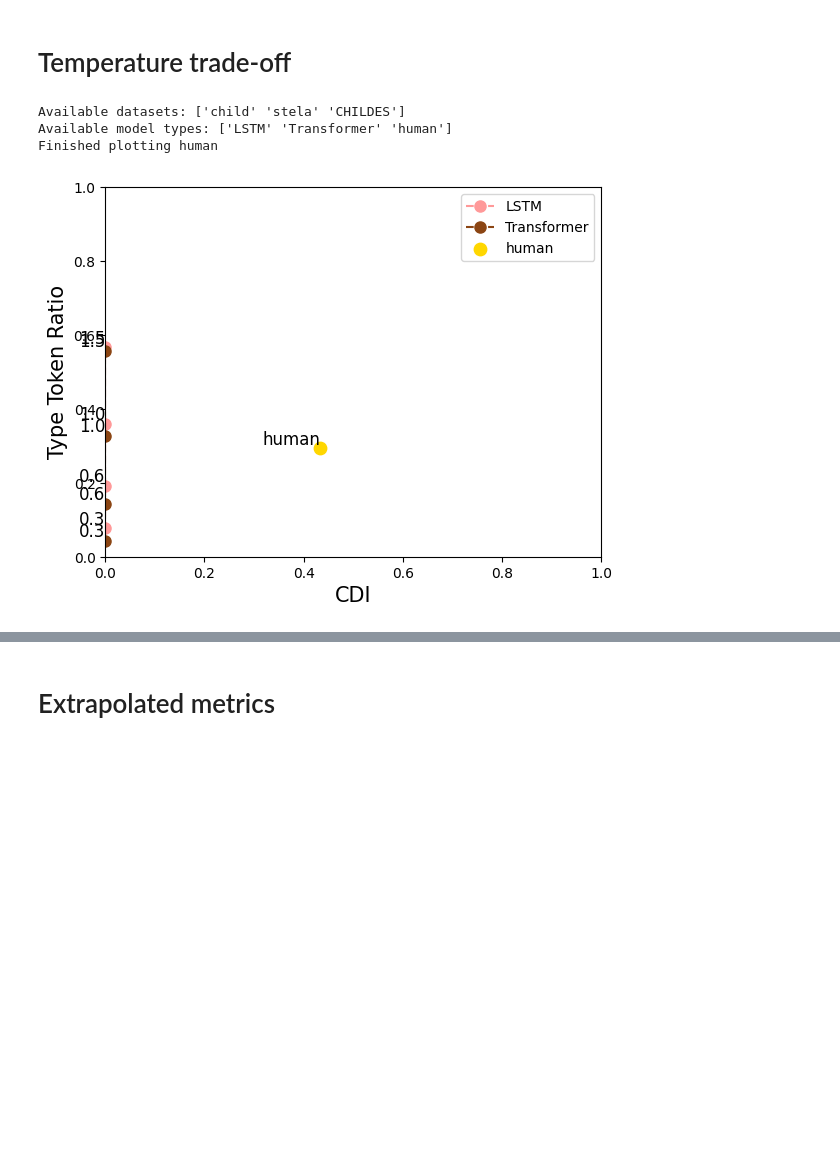
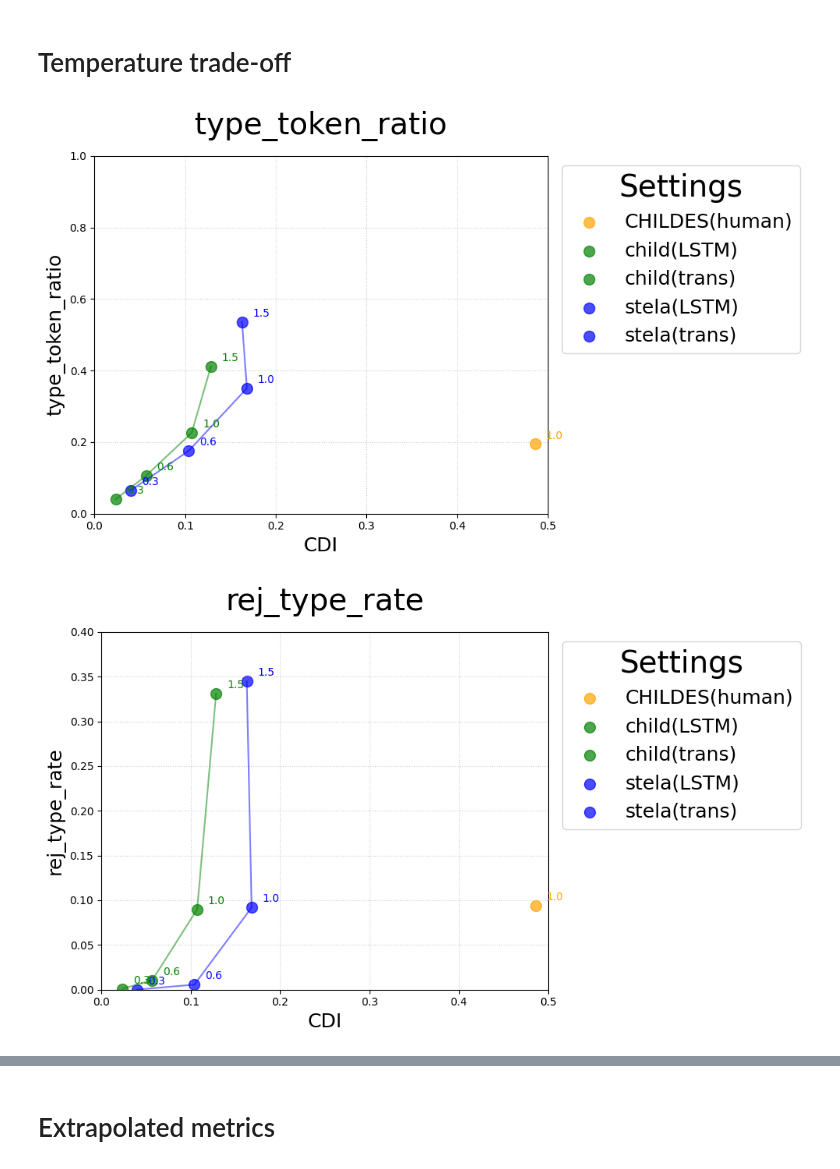
Before and after one commit to nhamilakis/Lexical-benchmark, a Jupyter notebook: notebooks/paper_fig.ipynb, the cells around one changed output, grey strips where cells are left out. Drawn from its saved outputs; the diff is of its cells as text; code cells hidden in the pictures; blank space fills up the shorter version.

```diff
--- a/notebooks/paper_fig.ipynb
+++ b/notebooks/paper_fig.ipynb
@@ -226,14 +371,5 @@ plot_distributions(dataframes, column="log_freq", bin_header="bin_nb", kind="his
 # %% [markdown]
 # test CDI thresholds
-# %%
-# load raw data
-raw_data_path = "/Users/jliu/workspace/lexical_bencmark/dataset/metric/metric_CDI_threshold_test.csv"
-CDI_path = "/Users/jliu/workspace/lexical_bencmark/dataset/CDI/human_CDI.csv"
-raw_data = pd.read_csv(raw_data_path)
-human = pd.read_csv(CDI_path)
-df = raw_data.dropna()
-# Sort by month and combine dataset + model_type for labels
-df = df.sort_values("month")
 # %%
 def calculate_stat(df: pd.DataFrame, x_col: str, y_col: str) -> pd.DataFrame:
     # Group by x_col and calculate statistics
@@ -292,10 +428,3 @@ def plot_combined_cdi_curves(human_cdi_path: Path, threshold_path: Path) -> plt.
 
     plt.tight_layout()
     return fig
-# %%
-raw_data_path = "/Users/jliu/workspace/lexical_bencmark/dataset/metric/metric_CDI_threshold_test.csv"
-CDI_path = "/Users/jliu/workspace/lexical_bencmark/dataset/CDI/human_CDI.csv"
-human_cdi_path = Path(CDI_path)
-threshold_path = Path(raw_data_path)
-# Create the combined plot
-plot_combined_cdi_curves(human_cdi_path, threshold_path)
@@ -305,7 +430,0 @@ plot_combined_cdi_curves(human_cdi_path, threshold_path)
-# %%
-raw_data_path = "/Users/jliu/workspace/lexical_bencmark/dataset/metric/metric_CDI_threshold_test.csv"
-CDI_path = "/Users/jliu/workspace/lexical_bencmark/dataset/CDI/human_CDI.csv"
-human_cdi_path = Path(CDI_path)
-threshold_path = Path(raw_data_path)
-# Create the combined plot
-plot_combined_cdi_curves(human_cdi_path, threshold_path)
@@ -317,8 +430,0 @@ plot_combined_cdi_curves(human_cdi_path, threshold_path)
-# %%
-# load raw data
-raw_data_path = "/Users/jliu/workspace/lexical_bencmark/dataset/metric_1000_3_new.csv"
-raw_data = pd.read_csv(raw_data_path)
-df = raw_data.dropna()
-# Sort by month and combine dataset + model_type for labels
-df = df.sort_values("month")
-df["condition"] = df["dataset"] + "(" + df["model_type"] + ")"
@@ -543,7 +517,0 @@ def create_temp_tradeoff_plot(file_path: Path, metric: str, dataset: str = "chil
-# %%
-create_temp_tradeoff_plot(raw_data_path, "type_token_ratio")
-# %% [output]
-Available datasets: ['child' 'stela' 'CHILDES']
-Available model types: ['LSTM' 'Transformer' 'human']
-Finished plotting human
-[figure, removed]
@@ -549,0 +635,9 @@ Finished plotting human
+# %%
+sampling_ratio = 1
+raw_data_path = f"{data_root}/CDI_{sampling_ratio}/metric_1000_4.csv"
+# plot_all_metrics(raw_data_path)
+
+analyze_temperature_effects(data_path=raw_data_path, output_dir=None)
+# %% [output]
+[figure, added]
+[figure, added]
```
Also changed, not shown: parts of 34 cells of this notebook, 5 other files.
